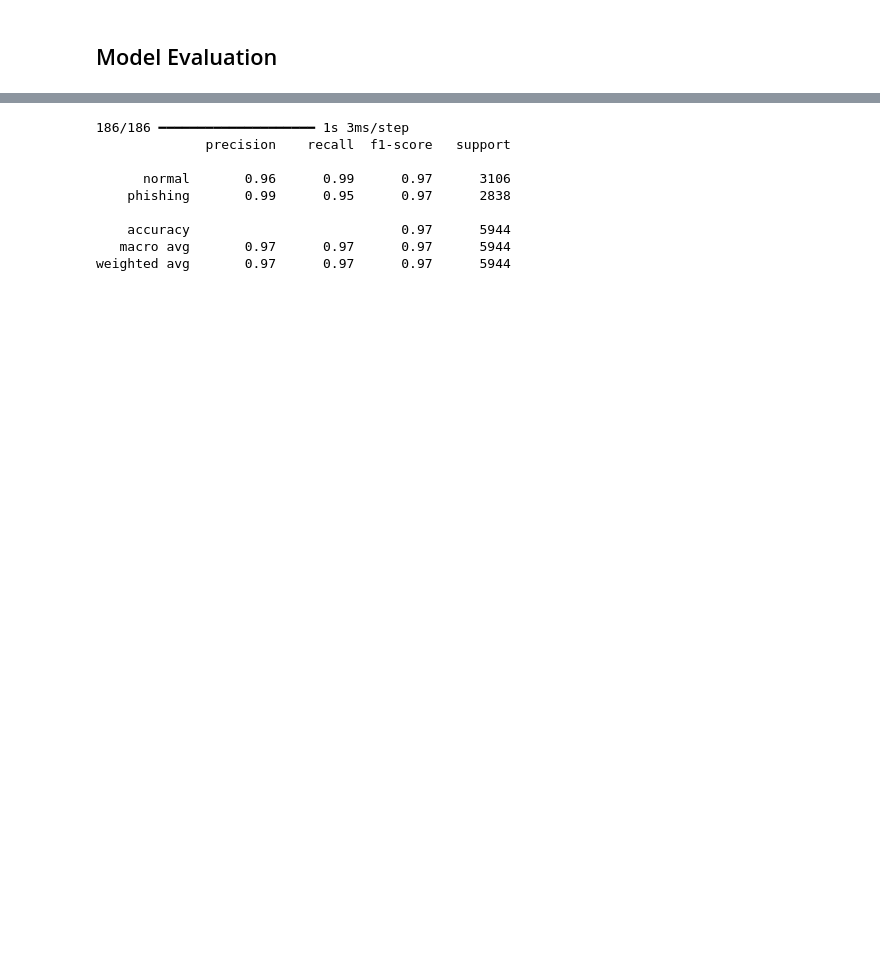
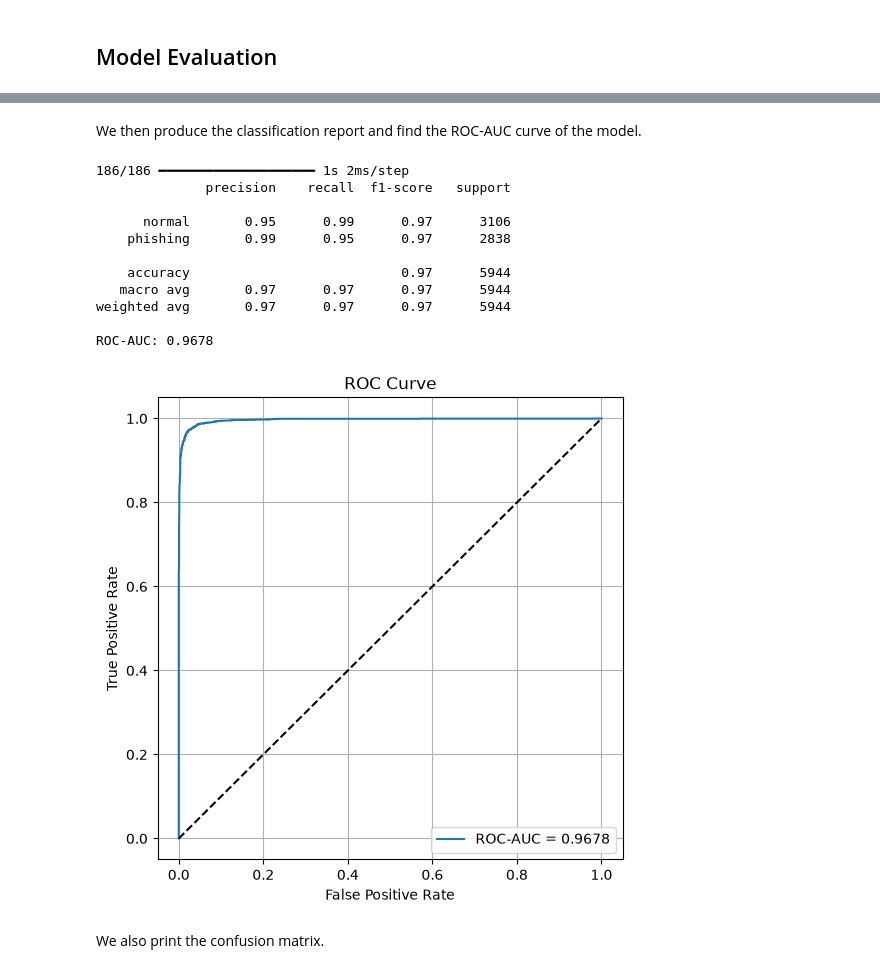
Before and after one commit to ProximaPrism/phishing-detection-with-bert-preprocessing, a Jupyter notebook: model.ipynb, the cells around one changed output, grey strips where cells are left out. Drawn from its saved outputs; the diff is of its cells as text; code cells hidden in the pictures; blank space fills up the shorter version.

```diff
--- a/model.ipynb
+++ b/model.ipynb
@@ -738,12 +747,12 @@ classifier = keras.Sequential([
     keras.layers.Dense(128, activation='relu'),
     keras.layers.Dropout(0.3),
 
-    keras.layers.Dense(2, activation='softmax'), # generates 2 classes, with probability [indexes: 0 => normal, 1 => phishing]
+    keras.layers.Dense(1, activation='sigmoid'),  # returns probability of phishing
 ])
 # %%
 classifier.compile(
     optimizer="adam",
-    loss="sparse_categorical_crossentropy",
+    loss="binary_crossentropy",
     metrics=["accuracy"]
 )
 # %% [markdown]
@@ -829,33 +846,49 @@ print(test_accuracy)
+# %% [markdown]
+We then produce the classification report and find the ROC-AUC curve of the model.
 # %%
-y_pred_probs = classifier.predict(
-    X_test_classifier
-)
-
-y_pred = np.argmax(
-    y_pred_probs,
-    axis=1
-)
+probs = classifier.predict(X_test_classifier).ravel()
+y_pred = (probs > 0.5).astype(int)
 
 print(
     classification_report(
         y_test,
         y_pred,
         target_names=[
             "normal",
             "phishing"
         ]
     )
 )
+
+roc_auc = roc_auc_score(y_test, y_pred)
+print(f"ROC-AUC: {roc_auc:.4f}")
+
+fpr, tpr, thresholds = roc_curve(y_test, probs)
+
+plt.figure(figsize=(6, 6))
+plt.plot(fpr, tpr, label=f"ROC-AUC = {roc_auc:.4f}")
+plt.plot([0, 1], [0, 1], 'k--')
+plt.xlabel("False Positive Rate")
+plt.ylabel("True Positive Rate")
+plt.title("ROC Curve")
+plt.legend()
+plt.grid(True)
+plt.show()
 # %% [output]
-186/186 ━━━━━━━━━━━━━━━━━━━━ 1s 3ms/step
+186/186 ━━━━━━━━━━━━━━━━━━━━ 1s 2ms/step
               precision    recall  f1-score   support
 
-      normal       0.96      0.99      0.97      3106
+      normal       0.95      0.99      0.97      3106
     phishing       0.99      0.95      0.97      2838
 
     accuracy                           0.97      5944
    macro avg       0.97      0.97      0.97      5944
 weighted avg       0.97      0.97      0.97      5944
+
+ROC-AUC: 0.9678
+[figure, added]
+# %% [markdown]
+We also print the confusion matrix.
 # %%
 cm = confusion_matrix(y_test, y_pred)
 
```
Also changed, not shown: parts of 23 cells of this notebook, 2 other files.
